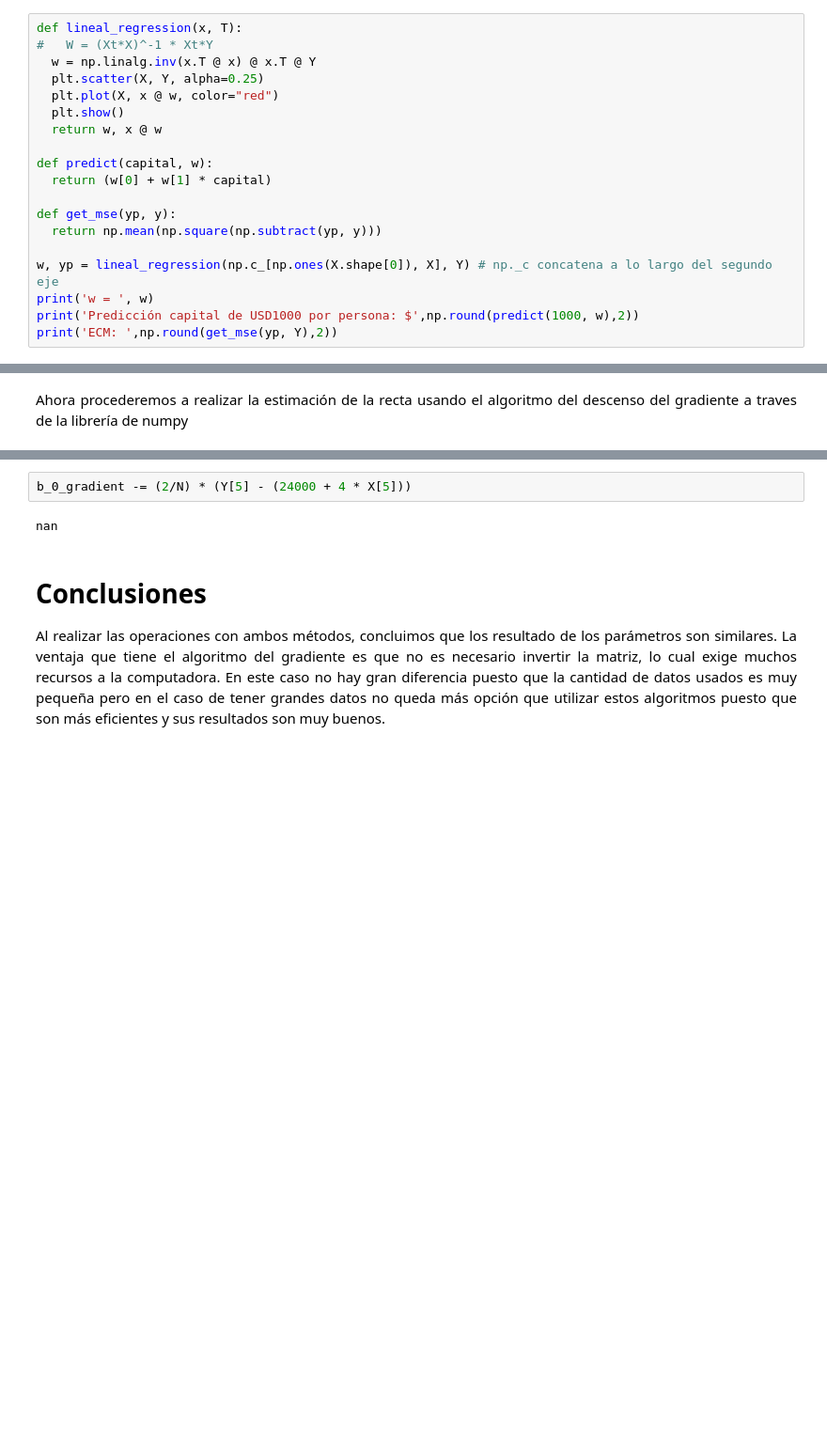
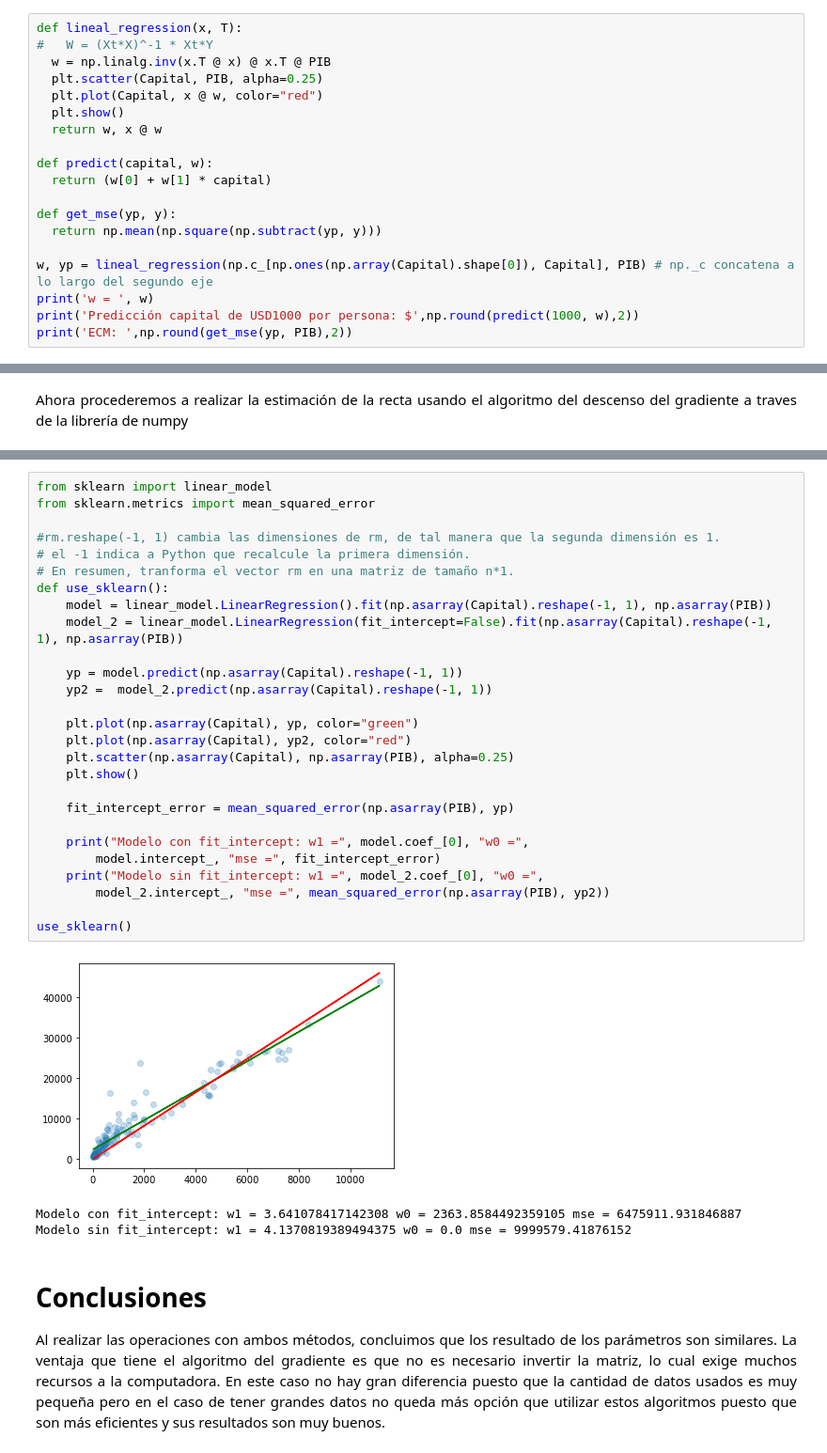
Before and after one commit to megakaos/Proyecto_personal, a Jupyter notebook: Regresión_lineal.ipynb, the cells around one changed output, grey strips where cells are left out. Shown: that part at 94% size. Saved outputs shown, nothing was run; the diff lists cells and outputs as text; blank space fills up the shorter version.

Commit message:
Corrección error
Corrección de formato de lista, problema solucionado

```diff
--- a/Regresión_lineal.ipynb
+++ b/Regresión_lineal.ipynb
@@ -93,9 +87,9 @@ $$ \boldsymbol{\hat{\beta}} = \boldsymbol{(X^TX)^{-1}X^TY} $$
 # %%
 def lineal_regression(x, T):
 #   W = (Xt*X)^-1 * Xt*Y
-  w = np.linalg.inv(x.T @ x) @ x.T @ Y
-  plt.scatter(X, Y, alpha=0.25)
-  plt.plot(X, x @ w, color="red")
+  w = np.linalg.inv(x.T @ x) @ x.T @ PIB
+  plt.scatter(Capital, PIB, alpha=0.25)
+  plt.plot(Capital, x @ w, color="red")
   plt.show()
   return w, x @ w
 
@@ -105,10 +99,10 @@ def predict(capital, w):
 def get_mse(yp, y):
   return np.mean(np.square(np.subtract(yp, y)))
 
-w, yp = lineal_regression(np.c_[np.ones(X.shape[0]), X], Y) # np._c concatena a lo largo del segundo eje
+w, yp = lineal_regression(np.c_[np.ones(np.array(Capital).shape[0]), Capital], PIB) # np._c concatena a lo largo del segundo eje
 print('w = ', w)
 print('Predicción capital de USD1000 por persona: $',np.round(predict(1000, w),2))
-print('ECM: ',np.round(get_mse(yp, Y),2))
+print('ECM: ',np.round(get_mse(yp, PIB),2))
 # %% [output]
 [figure]
 w =  [2363.85844924    3.64107842]
@@ -160,7 +127,34 @@ ValueError: x and y must have same first dimension, but have shapes (133,) and (
-# %%
-b_0_gradient -= (2/N) * (Y[5] - (24000 + 4 * X[5]))
-# %% [output]
-nan
+# %%
+from sklearn import linear_model
+from sklearn.metrics import mean_squared_error
+
+#rm.reshape(-1, 1) cambia las dimensiones de rm, de tal manera que la segunda dimensión es 1.
+# el -1 indica a Python que recalcule la primera dimensión.
+# En resumen, tranforma el vector rm en una matriz de tamaño n*1.
+def use_sklearn():
+    model = linear_model.LinearRegression().fit(np.asarray(Capital).reshape(-1, 1), np.asarray(PIB))
+    model_2 = linear_model.LinearRegression(fit_intercept=False).fit(np.asarray(Capital).reshape(-1, 1), np.asarray(PIB))
+
+    yp = model.predict(np.asarray(Capital).reshape(-1, 1))
+    yp2 =  model_2.predict(np.asarray(Capital).reshape(-1, 1))
+
+    plt.plot(np.asarray(Capital), yp, color="green")
+    plt.plot(np.asarray(Capital), yp2, color="red")
+    plt.scatter(np.asarray(Capital), np.asarray(PIB), alpha=0.25)
+    plt.show()
+
+    fit_intercept_error = mean_squared_error(np.asarray(PIB), yp)
+
+    print("Modelo con fit_intercept: w1 =", model.coef_[0], "w0 =",
+        model.intercept_, "mse =", fit_intercept_error)
+    print("Modelo sin fit_intercept: w1 =", model_2.coef_[0], "w0 =",
+        model_2.intercept_, "mse =", mean_squared_error(np.asarray(PIB), yp2))
+
+use_sklearn()
+# %% [output]
+[figure, added]
+Modelo con fit_intercept: w1 = 3.641078417142308 w0 = 2363.8584492359105 mse = 6475911.931846887
+Modelo sin fit_intercept: w1 = 4.1370819389494375 w0 = 0.0 mse = 9999579.41876152
 # %% [markdown]
 # Conclusiones
 
```
Also changed, not shown: parts of 4 cells of this notebook.
